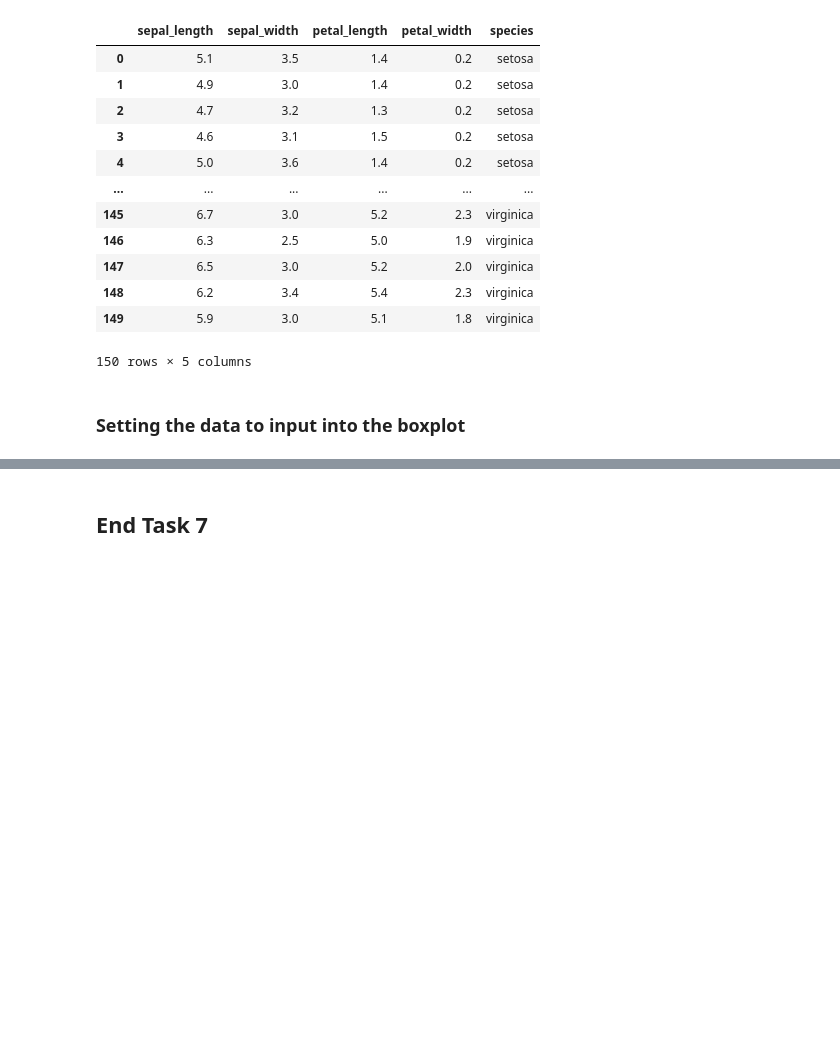
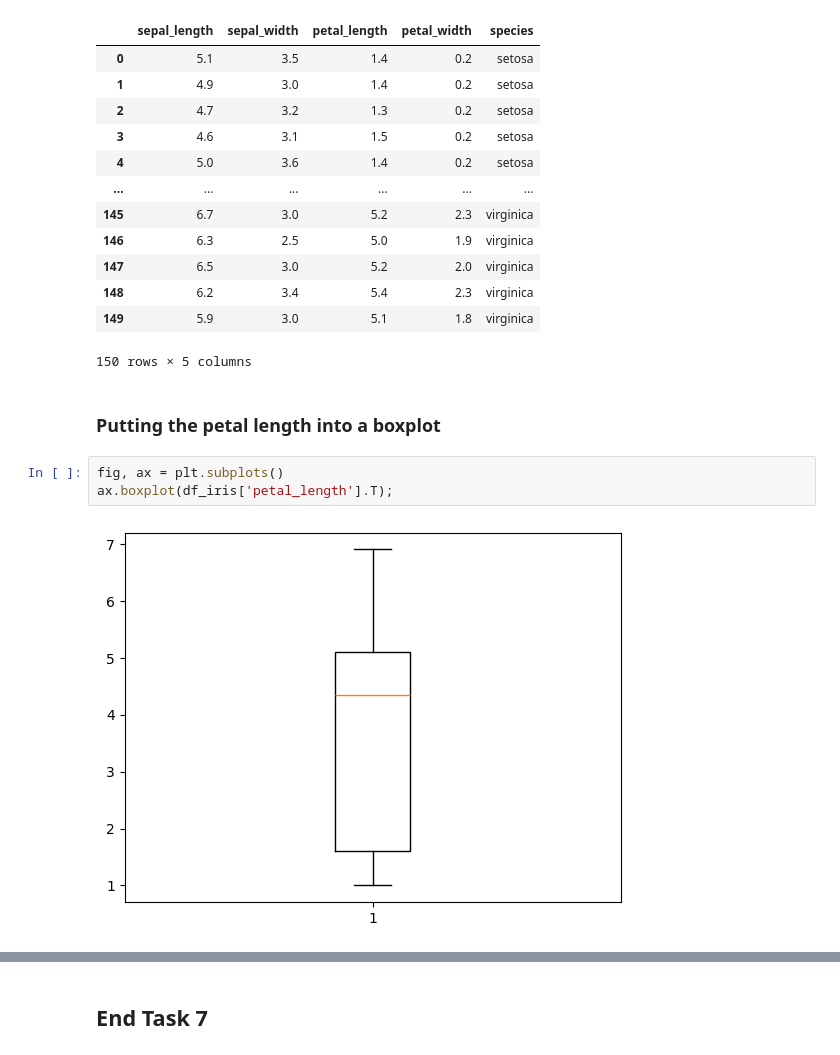
Before and after one commit to FaolanH/principles_of_data_analytics, a Jupyter notebook: tasks.ipynb, the cells around one changed output, grey strips where cells are left out. Drawn from its saved outputs; the diff is of its cells as text; blank space fills up the shorter version.

Commit message:
Created one boxplot for petal length

```diff
--- a/tasks.ipynb
+++ b/tasks.ipynb
@@ -488,7 +488,12 @@ df_iris
 | 149 | 5.9 | 3.0 | 5.1 | 1.8 | virginica |
 150 rows × 5 columns
 # %% [markdown]
-### Setting the data to input into the boxplot
+### Putting the petal length into a boxplot
+# %%
+fig, ax = plt.subplots()
+ax.boxplot(df_iris['petal_length'].T);
+# %% [output]
+[figure, added]
 # %%
 # Mean
 print(f"Petal Length Mean:\n {np.mean (df_iris['petal_length'])} \n")
```
Also changed, not shown: parts of 2 cells of this notebook.
